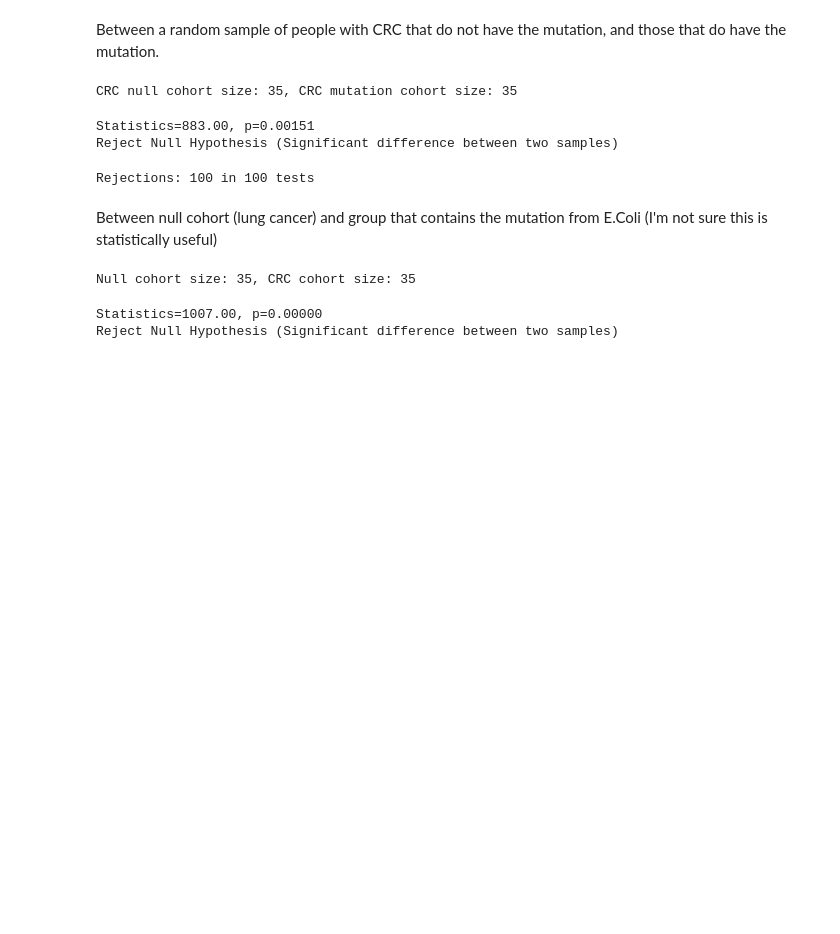
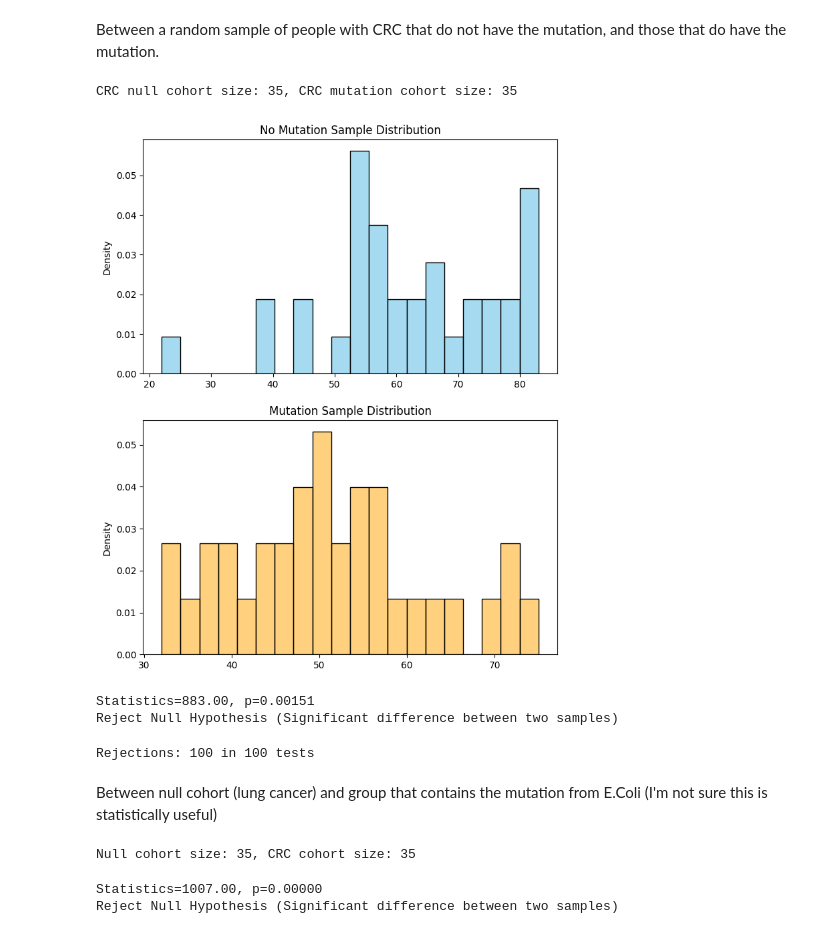
Before and after one commit to fredwdickinson/rscam-g6, a Jupyter notebook: Notebooks/pipeline.ipynb, the cells around one changed output. Saved outputs shown, nothing was run; the diff lists cells and outputs as text; code cells hidden in the pictures; blank space fills up the shorter version.

```diff
--- a/Notebooks/pipeline.ipynb
+++ b/Notebooks/pipeline.ipynb
@@ -152,6 +164,17 @@ mutation_sample = mutation["Age"].tolist()
 print(f"CRC null cohort size: {len(no_mutation_sample)}, CRC mutation cohort size: {len(mutation_sample)}")
 # %% [output]
 CRC null cohort size: 35, CRC mutation cohort size: 35
+# %%
+fig, ax = plt.subplots(2, 1, figsize = (8, 10))
+
+sns.histplot(no_mutation_sample, stat = "density", color = 'skyblue', bins = 20, ax = ax[0])
+ax[0].set_title("No Mutation Sample Distribution")
+sns.histplot(mutation_sample, stat = "density", color = 'orange', bins = 20, alpha =0.5, ax = ax[1])
+ax[1].set_title("Mutation Sample Distribution")
+
+plt.show()
+# %% [output]
+[figure, added]
 # %%
 # Perform Mann Whitney U Test
 perform_MWU(no_mutation_sample, mutation_sample, 0.05)
```
Also changed, not shown: parts of 3 cells of this notebook.
